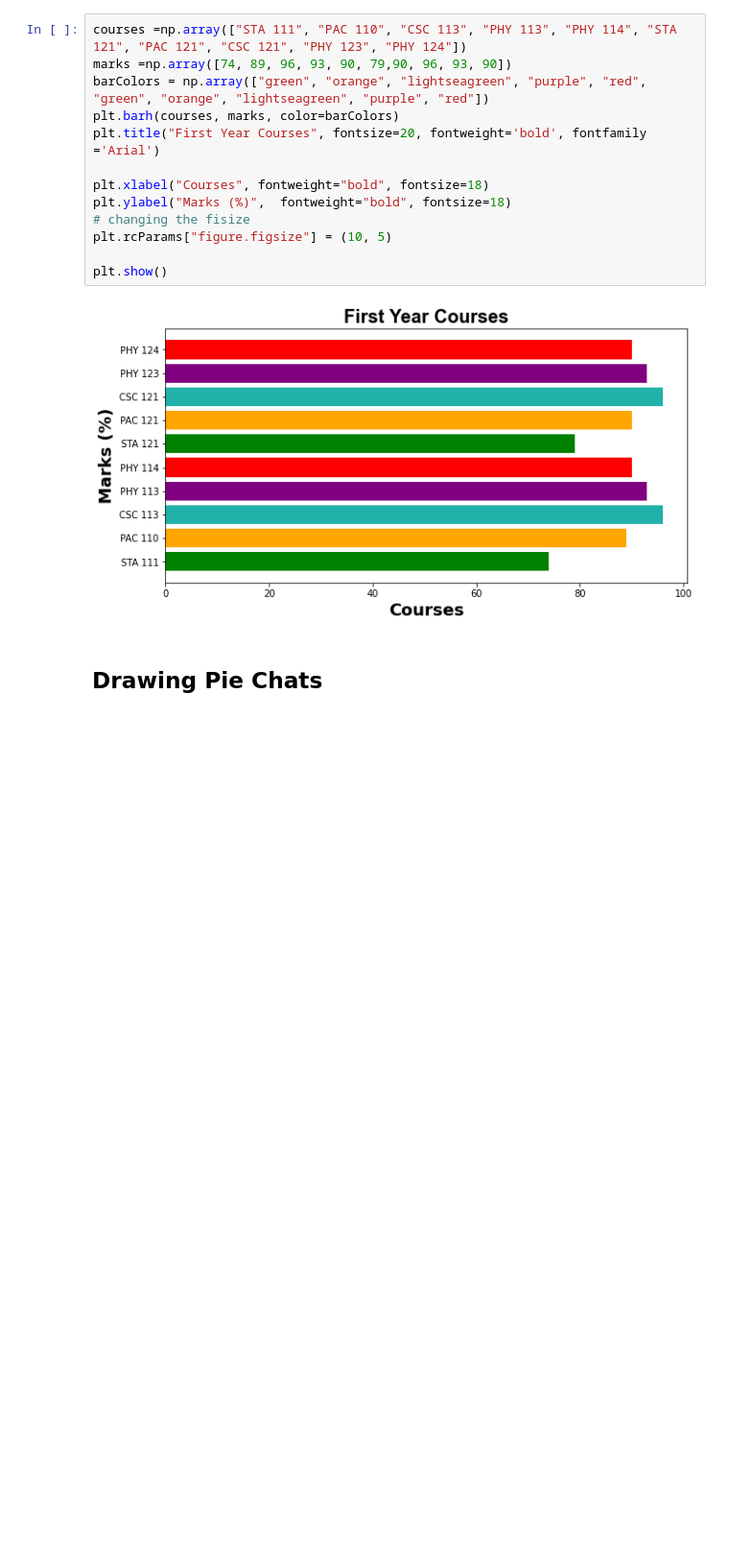
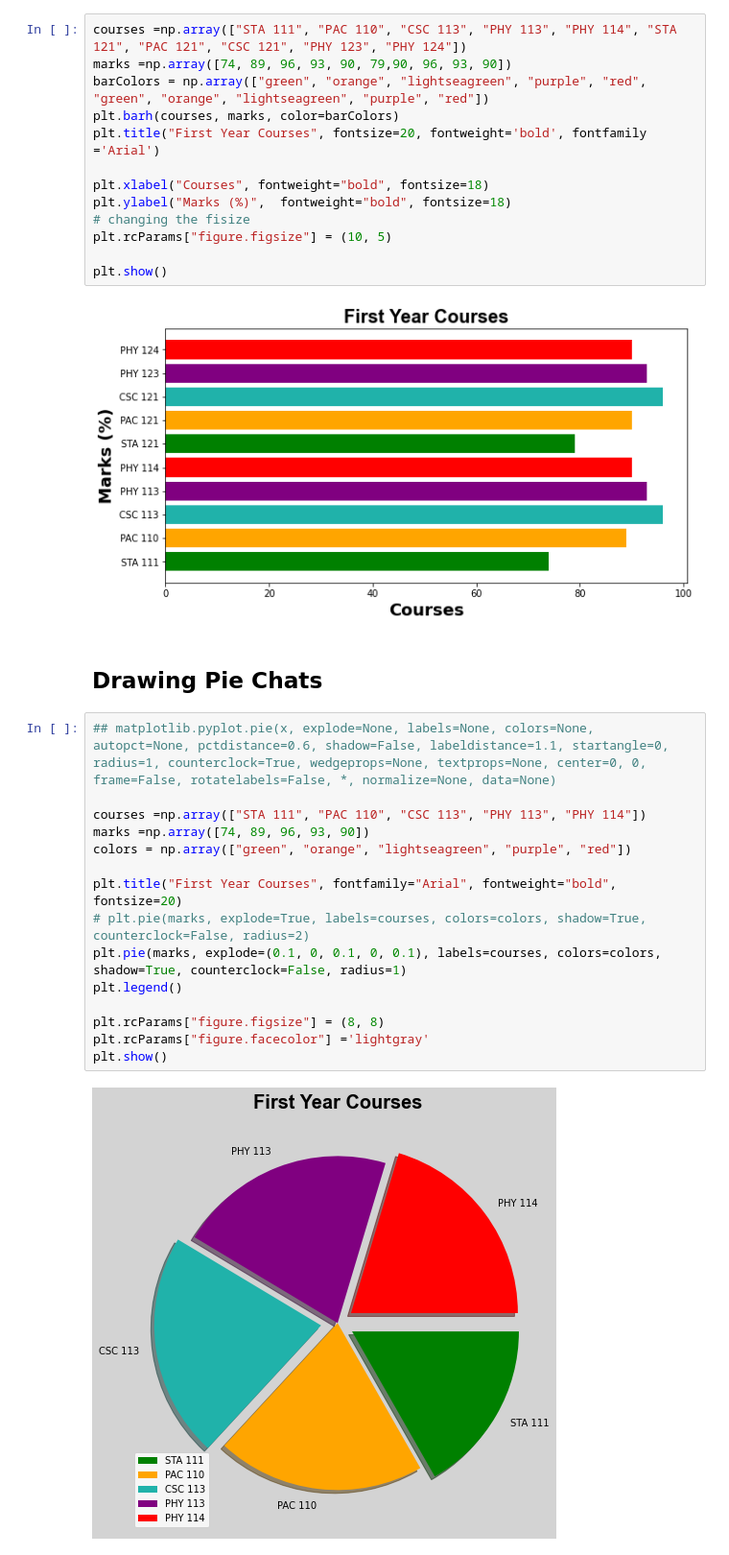
Before and after one commit to CrispenGari/Data-Visualisation-Python, a Jupyter notebook: matplotlib.ipynb, the cells around one changed output. Shown: that part at 96% size. Saved outputs shown, nothing was run; the diff lists cells and outputs as text; blank space fills up the shorter version.

Commit message:
images-and-other-plots

```diff
--- a/matplotlib.ipynb
+++ b/matplotlib.ipynb
@@ -74,3 +74,20 @@ plt.show()
 [figure]
 # %% [markdown]
 ## Drawing Pie Chats
+# %%
+## matplotlib.pyplot.pie(x, explode=None, labels=None, colors=None, autopct=None, pctdistance=0.6, shadow=False, labeldistance=1.1, startangle=0, radius=1, counterclock=True, wedgeprops=None, textprops=None, center=0, 0, frame=False, rotatelabels=False, *, normalize=None, data=None)
+
+courses =np.array(["STA 111", "PAC 110", "CSC 113", "PHY 113", "PHY 114"])
+marks =np.array([74, 89, 96, 93, 90])
+colors = np.array(["green", "orange", "lightseagreen", "purple", "red"])
+
+plt.title("First Year Courses", fontfamily="Arial", fontweight="bold", fontsize=20)
+# plt.pie(marks, explode=True, labels=courses, colors=colors, shadow=True, counterclock=False, radius=2)
+plt.pie(marks, explode=(0.1, 0, 0.1, 0, 0.1), labels=courses, colors=colors, shadow=True, counterclock=False, radius=1)
+plt.legend()
+
+plt.rcParams["figure.figsize"] = (8, 8)
+plt.rcParams["figure.facecolor"] ='lightgray'
+plt.show()
+# %% [output]
+[figure, added]
```
Also changed, not shown: parts of 22 cells of this notebook, 4 other files.
